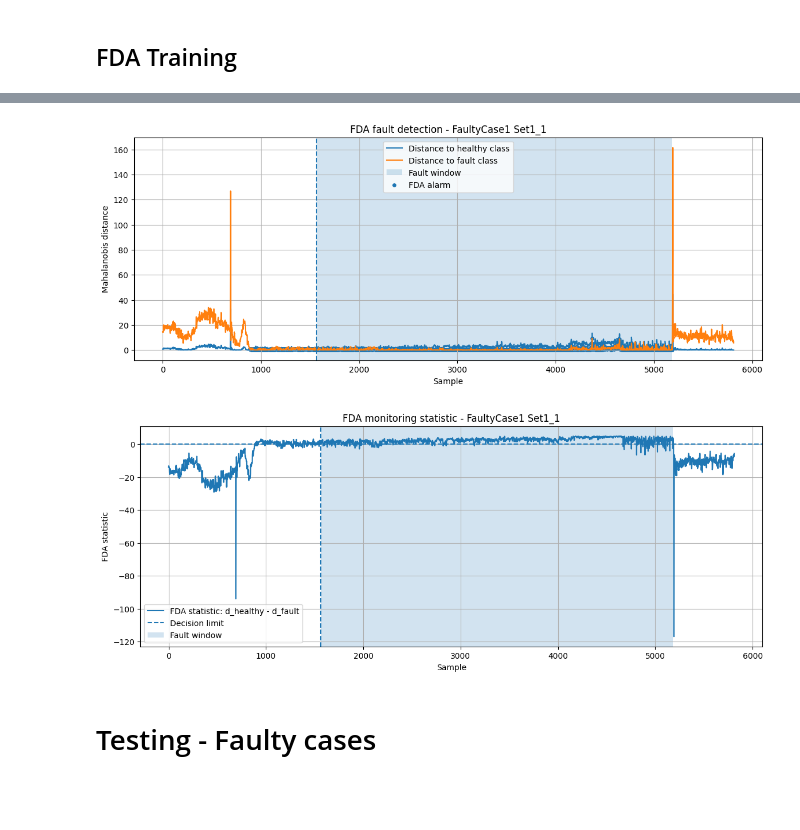
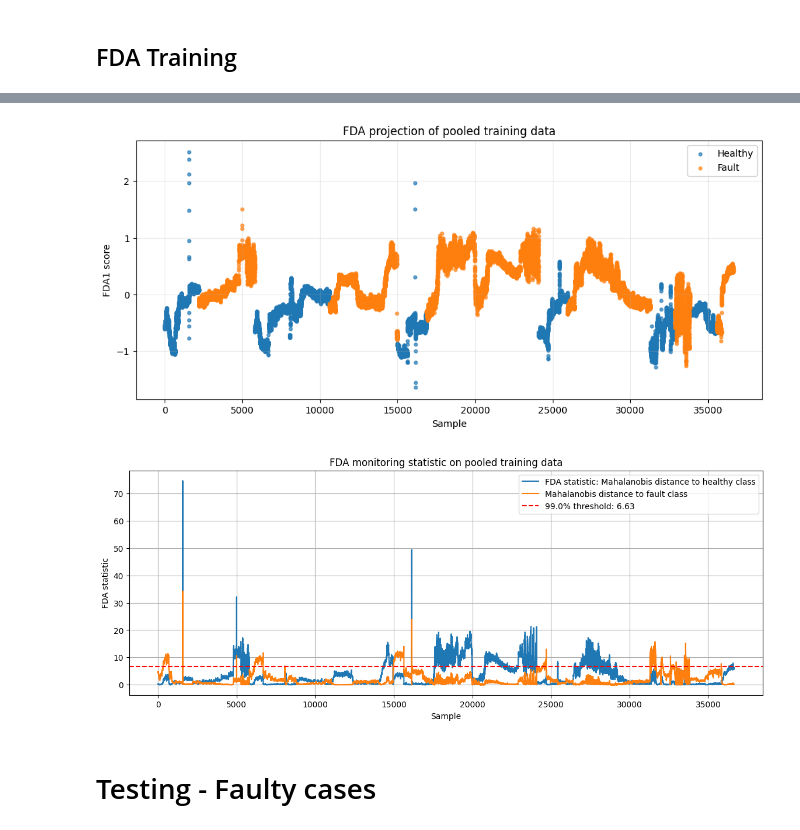
Before and after one commit to PeterAndersen-sdu/Fault-detection-project, a Jupyter notebook: main.ipynb, the cells around one changed output, grey strips where cells are left out. Drawn from its saved outputs; the diff is of its cells as text; code cells hidden in the pictures; blank space fills up the shorter version.

```diff
--- a/main.ipynb
+++ b/main.ipynb
@@ -629,45 +684,43 @@ fda_model.fit(fda_training_dataset, y_fda)
 # %%
 
-case_name = "FaultyCase1"
-set_name = "Set1_1"
-windows = se_windows[case_name][set_name]
+# Visualize the pooled FDA projection in the style of the MATLAB example.
+plot_df = pd.DataFrame({
+    "Sample": np.arange(len(y_fda)),
+    "FDA1": fda_train_scores.iloc[:, 0].to_numpy(),
+    "Class": np.where(y_fda == 0, "Healthy", "Fault"),
+})
 
-dataset = FC1sets[set_name]
-pred, distances, d_healthy, d_fault, margin = fda_model.predict(dataset)
+plt.figure(figsize=(12, 5))
+for label, color in [("Healthy", "tab:blue"), ("Fault", "tab:orange")]:
+    subset = plot_df[plot_df["Class"] == label]
+    plt.scatter(subset["Sample"], subset["FDA1"], s=12, alpha=0.7, label=label, color=color)
 
-plt.figure(figsize=(14, 5))
-plt.plot(d_healthy, label="Distance to healthy class")
-plt.plot(d_fault, label="Distance to fault class")
-add_fault_spans(plt.gca(), windows, label="Fault window")
-
-alarm_idx = np.where(pred == 1)[0]
-plt.scatter(alarm_idx, d_fault[alarm_idx], s=15, label="FDA alarm")
-
-plt.title(f"FDA fault detection - {case_name} {set_name}")
 plt.xlabel("Sample")
-plt.ylabel("Mahalanobis distance")
+plt.ylabel("FDA1 score")
+plt.title("FDA projection of pooled training data")
 plt.legend()
-plt.grid(True)
+plt.grid(True, alpha=0.25)
 plt.show()
 # %% [output]
-[figure, old version]
+[figure, new version]
 # %%
+_, _, d_healthy_train, d_fault_train, _ = fda_model.predict(fda_training_dataset)
 
-fda_stat = d_healthy - d_fault
+fda_stat = d_healthy_train
 
 plt.figure(figsize=(14, 5))
-plt.plot(fda_stat, label="FDA statistic: d_healthy - d_fault")
-plt.axhline(0, linestyle="--", label="Decision limit")
-add_fault_spans(plt.gca(), windows, label="Fault window")
+plt.plot(fda_stat, label="FDA statistic: Mahalanobis distance to healthy class")
+plt.plot(d_fault_train, label="Mahalanobis distance to fault class")
+plt.axhline(y=threshold_fda, color="r", linestyle="--", label=f"{threshold_quantile_fda:.1%} threshold: {threshold_fda:.2f}")
 
-plt.title(f"FDA monitoring statistic - {case_name} {set_name}")
+plt.title("FDA monitoring statistic on pooled training data")
 plt.xlabel("Sample")
 plt.ylabel("FDA statistic")
 plt.legend()
 plt.grid(True)
 plt.show()
 # %% [output]
-[figure, old version]
+[figure, new version]
 # %% [markdown]
 # Testing - Faulty cases
 # %% [markdown]
```
Also changed, not shown: parts of 6 cells of this notebook, 2 other files.
